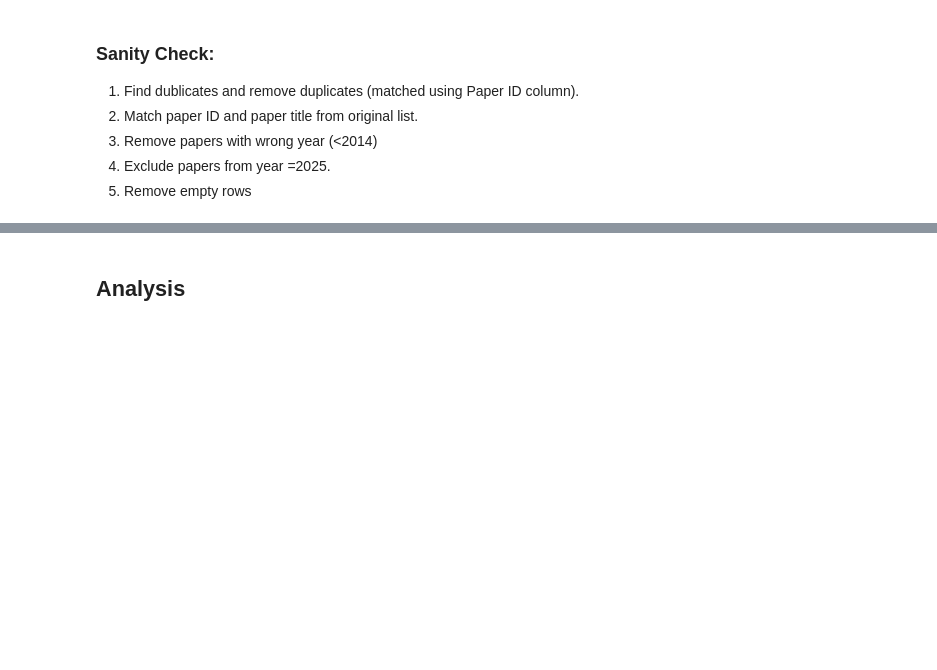
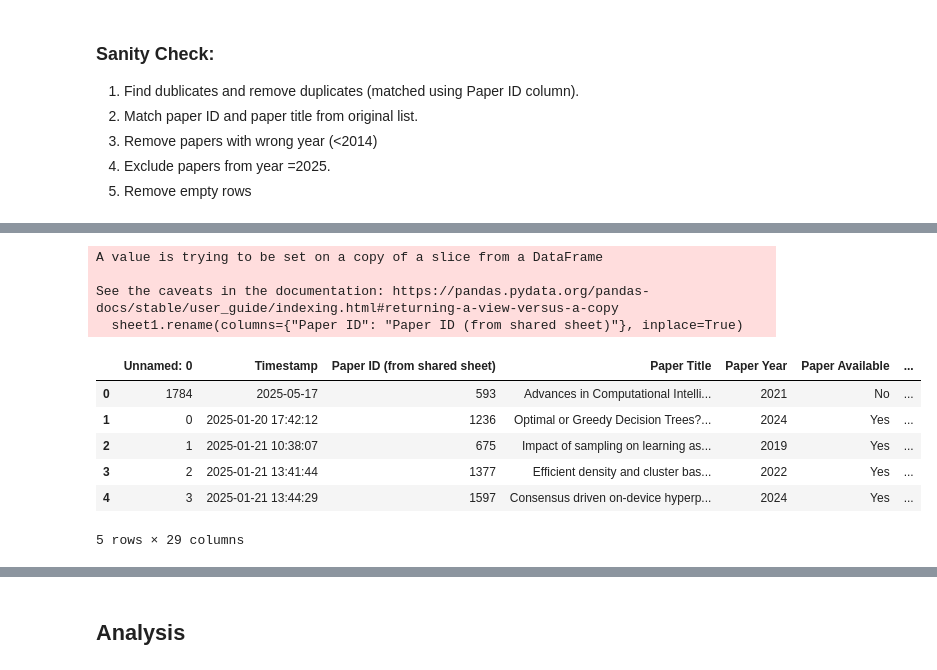
Before and after one commit to openml/OpenML-Paper-Impact-Analysis, a Jupyter notebook: scripts/openml_impact_analysis.ipynb, the cells around one changed output, grey strips where cells are left out. Drawn from its saved outputs; the diff is of its cells as text; code cells hidden in the pictures; blank space fills up the shorter version.

```diff
--- a/scripts/openml_impact_analysis.ipynb
+++ b/scripts/openml_impact_analysis.ipynb
@@ -44,8 +96,20 @@ assigned_papers_dict
 # %%
 sheet1 = Total_papers[["Paper ID", "openml-suites-2021", "openml-python-2021", "openml-2014", "openml-r-2017"]]
 sheet1.rename(columns={"Paper ID": "Paper ID (from shared sheet)"}, inplace=True)
-df = df.merge(sheet1, on="Paper ID (from shared sheet)", how="left")
-df.head()
+df_survey_results = df_survey_results.merge(sheet1, on="Paper ID (from shared sheet)", how="left")
+df_survey_results.head()
+# %% [output]
+A value is trying to be set on a copy of a slice from a DataFrame
+
+See the caveats in the documentation: https://pandas.pydata.org/pandas-docs/stable/user_guide/indexing.html#returning-a-view-versus-a-copy
+  sheet1.rename(columns={"Paper ID": "Paper ID (from shared sheet)"}, inplace=True)
+|  | Unnamed: 0 | Timestamp | Paper ID (from shared sheet) | Paper Title | Paper Year | Paper Available | ... |
+| 0 | 1784 | 2025-05-17 | 593 | Advances in Computational Intelli... | 2021 | No | ... |
+| 1 | 0 | 2025-01-20 17:42:12 | 1236 | Optimal or Greedy Decision Trees?... | 2024 | Yes | ... |
+| 2 | 1 | 2025-01-21 10:38:07 | 675 | Impact of sampling on learning as... | 2019 | Yes | ... |
+| 3 | 2 | 2025-01-21 13:41:44 | 1377 | Efficient density and cluster bas... | 2022 | Yes | ... |
+| 4 | 3 | 2025-01-21 13:44:29 | 1597 | Consensus driven on-device hyperp... | 2024 | Yes | ... |
+5 rows × 29 columns
 # %%
 # Step 1: Remove Dublicates
 
```
Also changed, not shown: parts of 38 cells of this notebook, 1 other file.
